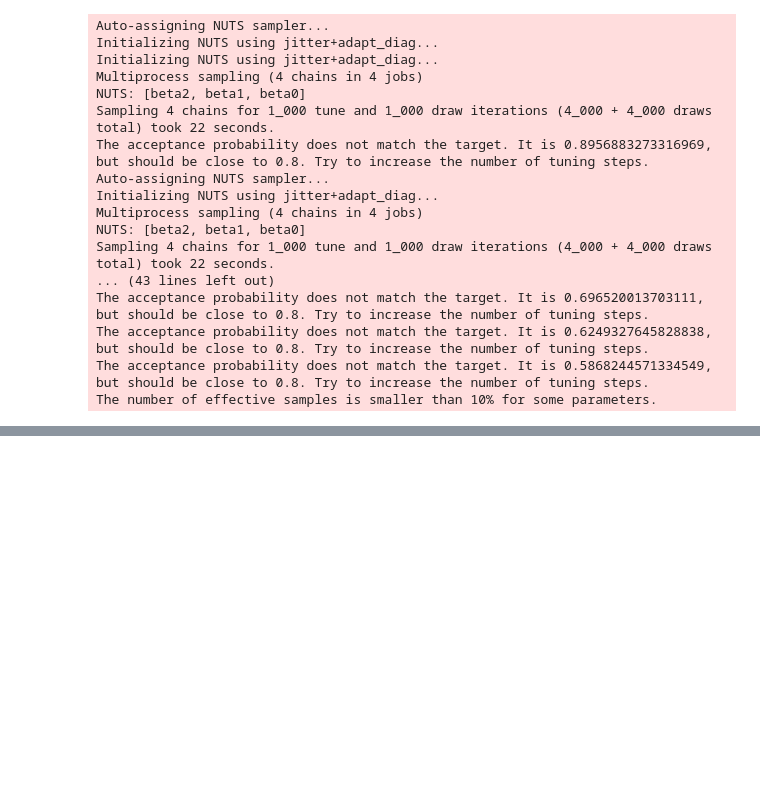
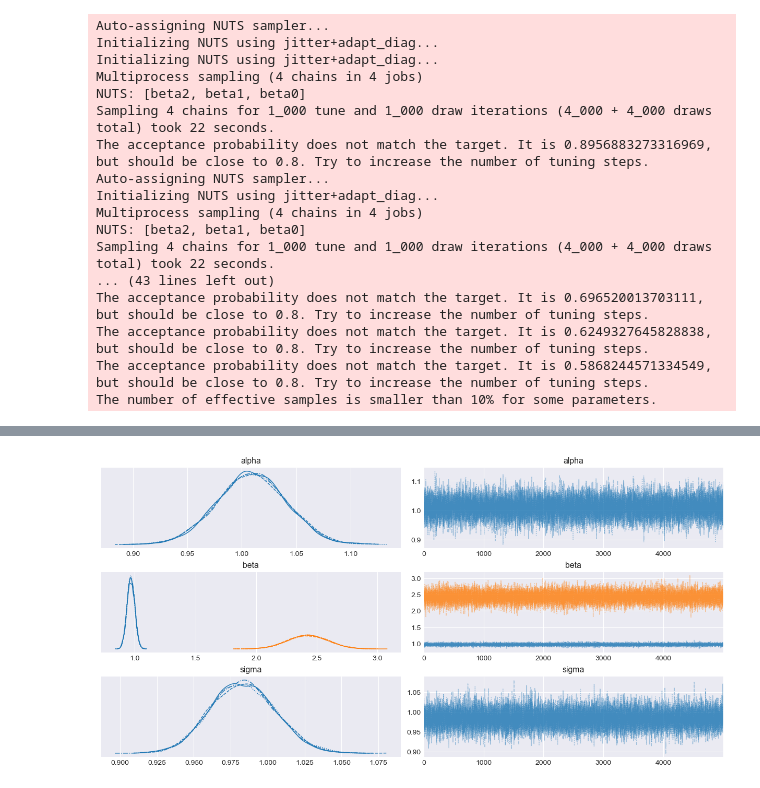
Before and after one commit to rmateusc/bayes-homelessness, a Jupyter notebook: src/bayes_implementation.ipynb, the cells around one changed output, grey strips where cells are left out. Drawn from its saved outputs; the diff is of its cells as text; code cells hidden in the pictures; blank space fills up the shorter version.

```diff
--- a/src/bayes_implementation.ipynb
+++ b/src/bayes_implementation.ipynb
@@ -330,7 +322,8 @@ for _ in range(10):
         mu = beta0 + beta1 * X1 + beta2 * X2
         Y_obs = pm.Normal("Y_obs", mu=mu, sigma=1, observed=Y)
 
-        trace = pm.sample(1000)
+        # trace = pm.sample(draws=1000, tune=10000)
+        trace = pm.sample(5000)
         traces.append(trace)
 # %% [output]
 Auto-assigning NUTS sampler...
@@ -352,0 +377,19 @@ The number of effective samples is smaller than 10% for some parameters.
+# %%
+basic_model = pm.Model()
+
+with basic_model:
+
+    # Priors for unknown model parameters
+    alpha = pm.Normal('alpha', mu=0, sigma=100)
+    beta = pm.Normal('beta', mu=0, sigma=100, shape=2)
+    sigma = pm.HalfNormal('sigma', sigma=100)
+
+    # Expected value of outcome
+    mu = alpha + beta[0]*X1 + beta[1]*X2
+
+    # Likelihood (sampling distribution) of observations
+    Y_obs = pm.Normal('Y_obs', mu=mu, sigma=sigma, observed=Y)
+# %%
+with basic_model:
+    # draw 5000 posterior samples
+    trace = pm.sample(5000)
@@ -352,0 +403,4 @@ The number of effective samples is smaller than 10% for some parameters.
+# %%
+pm.traceplot(trace);
+# %% [output]
+[figure, added]
```
Also changed, not shown: parts of 21 cells of this notebook.
